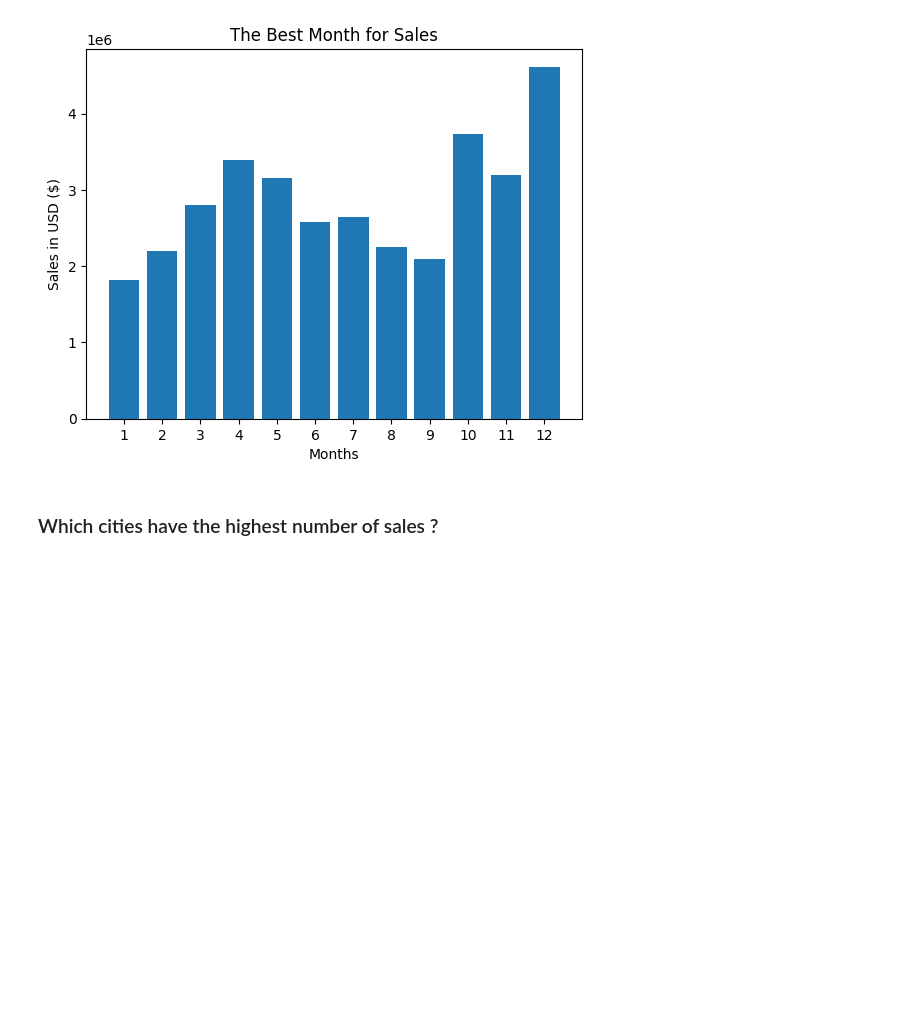
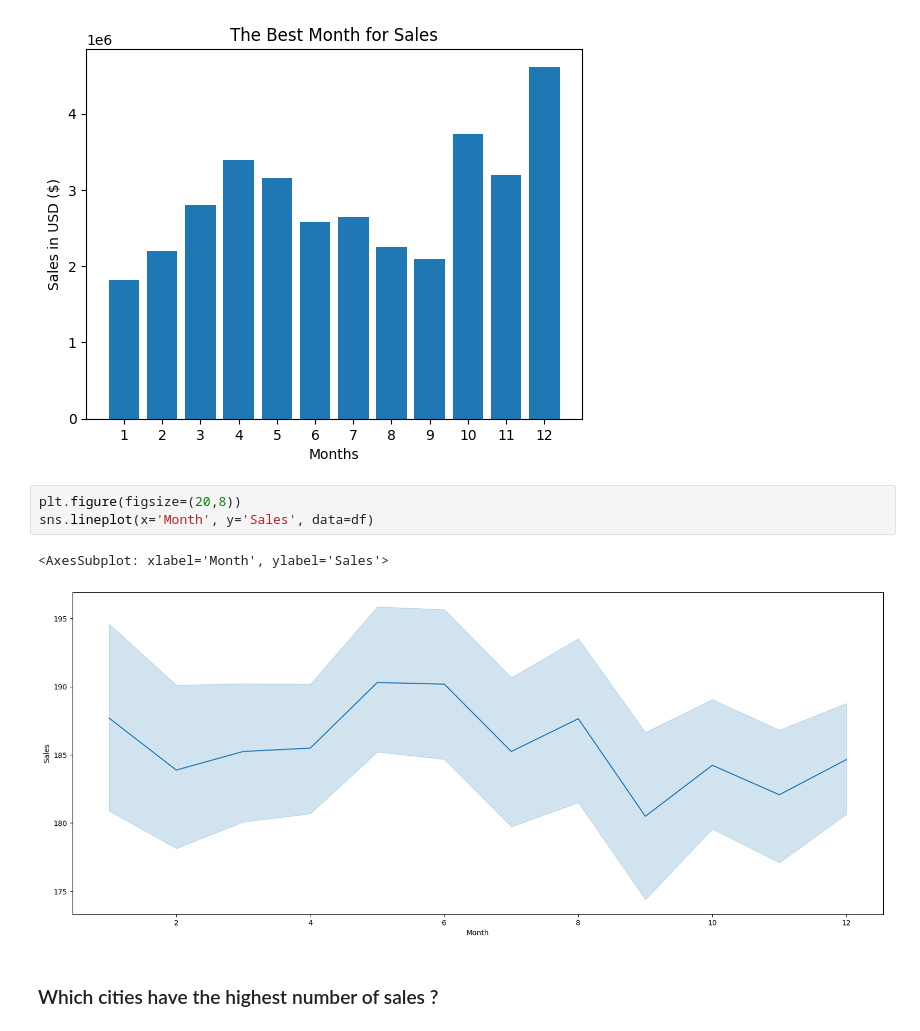
Before and after one commit to tsbarry/Sales_data, a Jupyter notebook: sales_data.ipynb, the cells around one changed output. Cells and saved outputs as stored; diff of their text form; blank space fills up the shorter version.

Commit message:
sales_data

```diff
--- a/sales_data.ipynb
+++ b/sales_data.ipynb
@@ -186,6 +186,12 @@ plt.title('The Best Month for Sales')
 plt.show()
 # %% [output]
 [figure]
+# %%
+plt.figure(figsize=(20,8))
+sns.lineplot(x='Month', y='Sales', data=df)
+# %% [output]
+<AxesSubplot: xlabel='Month', ylabel='Sales'>
+[figure, added]
 # %% [markdown]
 ### Which cities have the highest number of sales ?
 # %%
```
Also changed, not shown: parts of 15 cells of this notebook.
